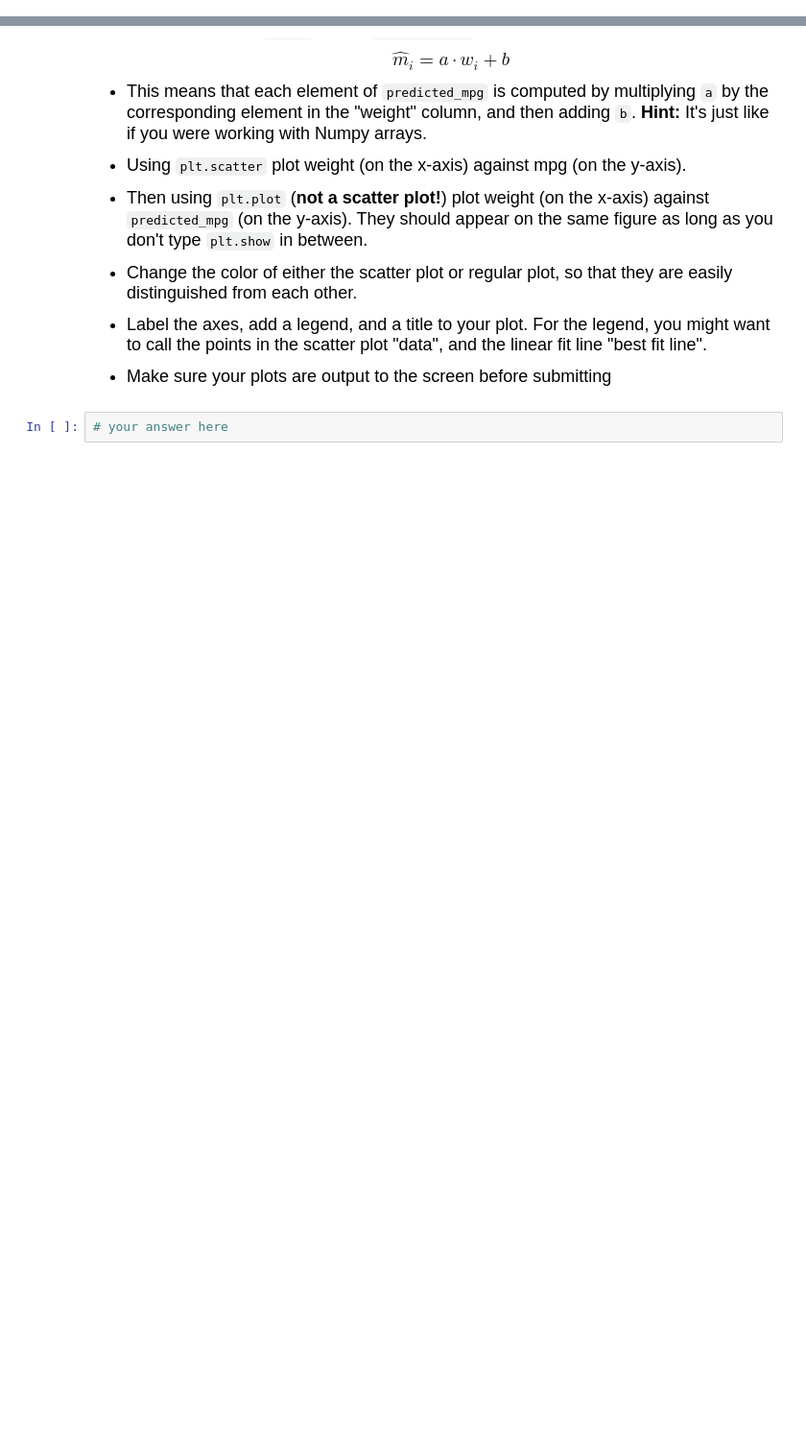
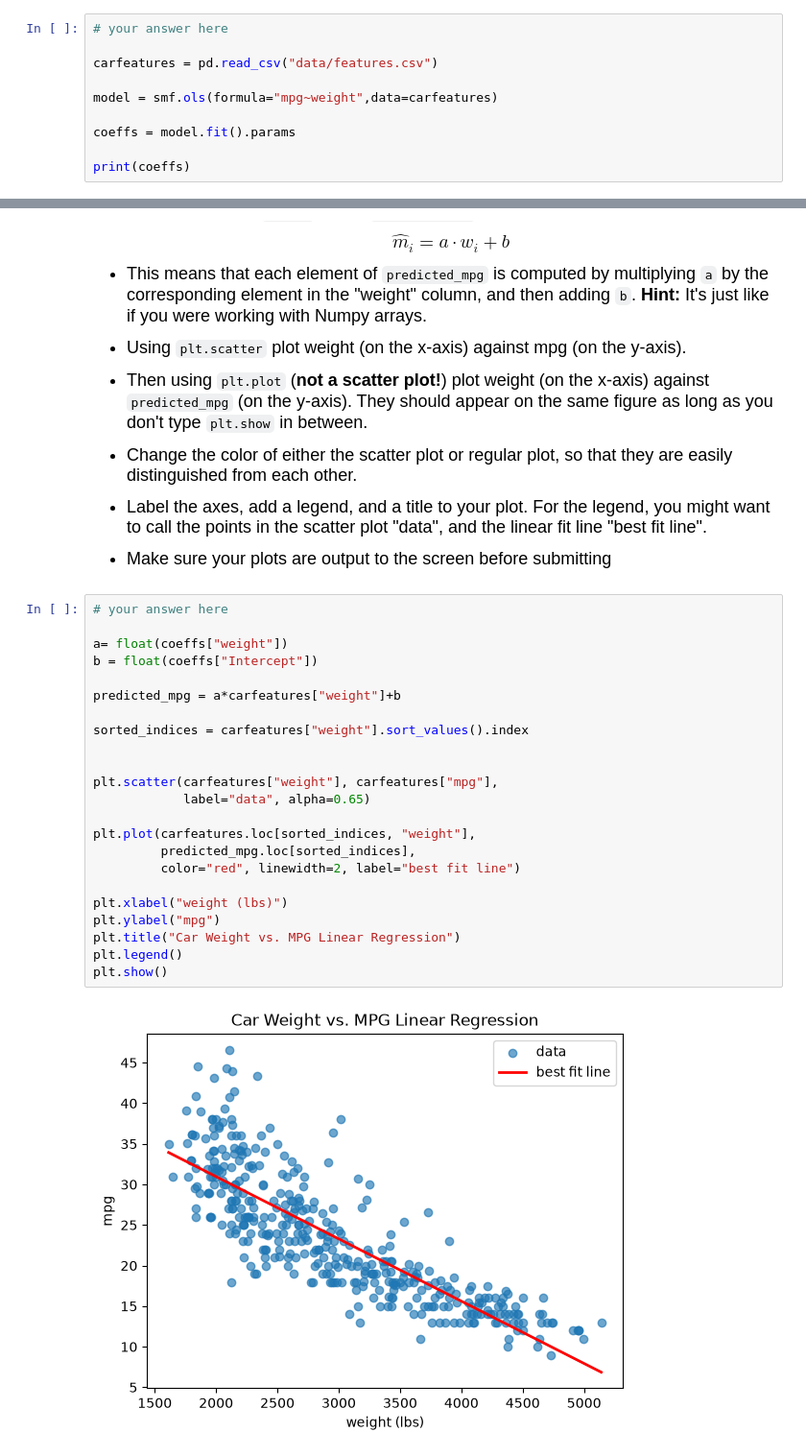
Before and after one commit to Mofinological78/datasci151fall2026, a Jupyter notebook: _assignments/assignment_8/Assignment8.ipynb, the cells around one changed output, grey strips where cells are left out. Shown at 96% size. Drawn from its saved outputs; the diff is of its cells as text; blank space fills up the shorter version.

```diff
--- a/_assignments/assignment_8/Assignment8.ipynb
+++ b/_assignments/assignment_8/Assignment8.ipynb
@@ -183,0 +256,10 @@ This problem is continued in Question (5)
+# %%
+# your answer here
+
+carfeatures = pd.read_csv("data/features.csv")
+
+model = smf.ols(formula="mpg~weight",data=carfeatures)
+
+coeffs = model.fit().params
+
+print(coeffs)
@@ -208,5 +294,28 @@ $$\hat{m}_i = a\cdot w_i + b$$
 - Label the axes, add a legend, and a title to your plot. For the legend, you might want to call the points in the scatter plot "data", and the linear fit line "best fit line".
 
 - Make sure your plots are output to the screen before submitting
-# %%
-# your answer here
+# %%
+# your answer here
+
+a= float(coeffs["weight"])
+b = float(coeffs["Intercept"])
+
+predicted_mpg = a*carfeatures["weight"]+b
+
+sorted_indices = carfeatures["weight"].sort_values().index
+
+
+plt.scatter(carfeatures["weight"], carfeatures["mpg"],
+            label="data", alpha=0.65)
+
+plt.plot(carfeatures.loc[sorted_indices, "weight"],
+         predicted_mpg.loc[sorted_indices],
+         color="red", linewidth=2, label="best fit line")
+
+plt.xlabel("weight (lbs)")
+plt.ylabel("mpg")
+plt.title("Car Weight vs. MPG Linear Regression")
+plt.legend()
+plt.show()
+# %% [output]
+[figure, added]
```
Also changed, not shown: parts of 7 cells of this notebook, 2 other files.
